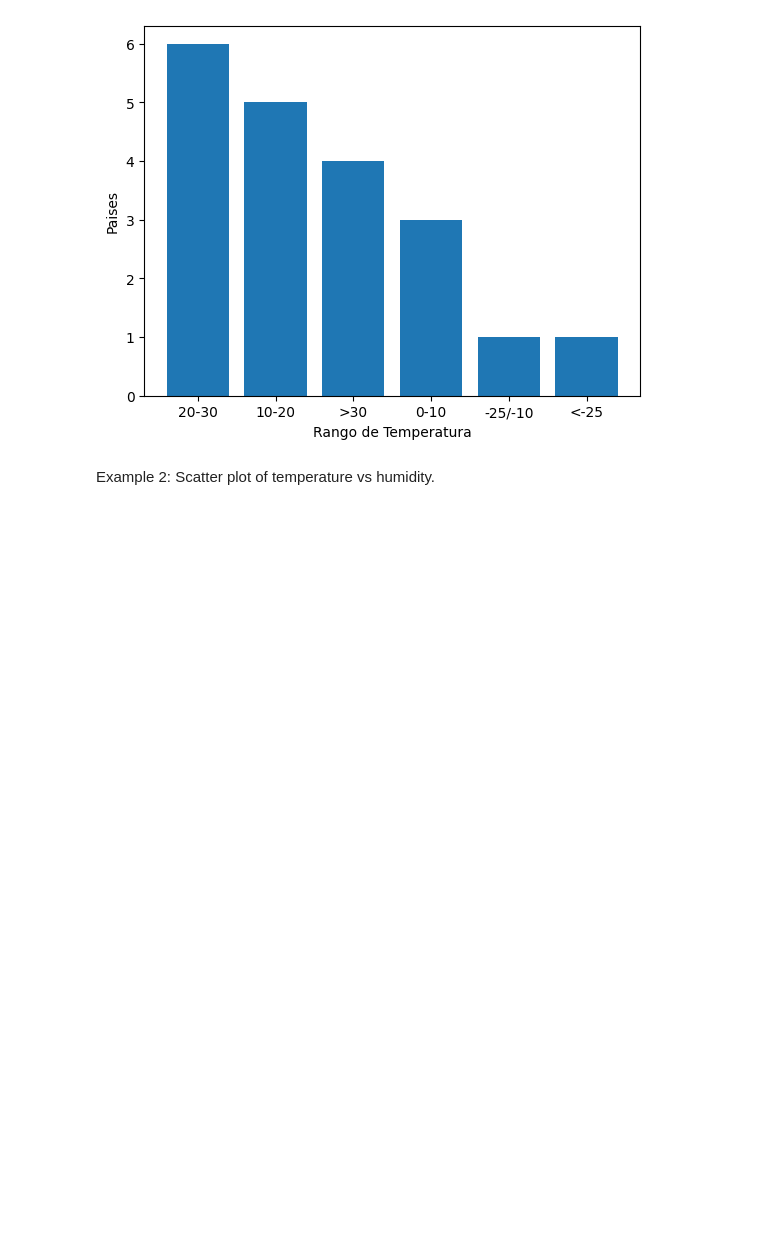
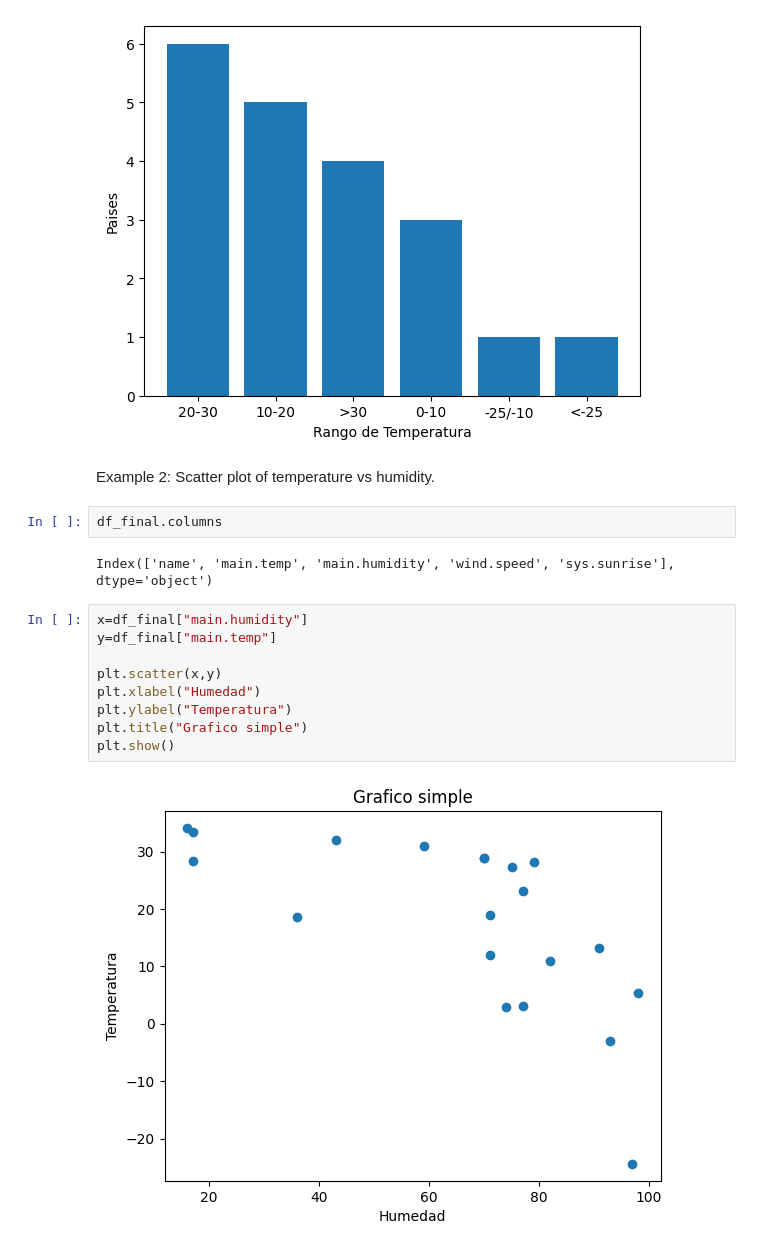
Before and after one commit to sebasrt97/Weather-Data-Analysis-with-a-public-API, a Jupyter notebook: Api/apy.ipynb, the cells around one changed output. Saved outputs shown, nothing was run; the diff lists cells and outputs as text; blank space fills up the shorter version.

```diff
--- a/Api/apy.ipynb
+++ b/Api/apy.ipynb
@@ -233,3 +263,18 @@ plt.show()
 [figure]
 # %% [markdown]
 Example 2: Scatter plot of temperature vs humidity.
+# %%
+df_final.columns
+# %% [output]
+Index(['name', 'main.temp', 'main.humidity', 'wind.speed', 'sys.sunrise'], dtype='object')
+# %%
+x=df_final["main.humidity"]
+y=df_final["main.temp"]
+
+plt.scatter(x,y)
+plt.xlabel("Humedad")
+plt.ylabel("Temperatura")
+plt.title("Grafico simple")
+plt.show()
+# %% [output]
+[figure, added]
```
Also changed, not shown: parts of 25 cells of this notebook.
